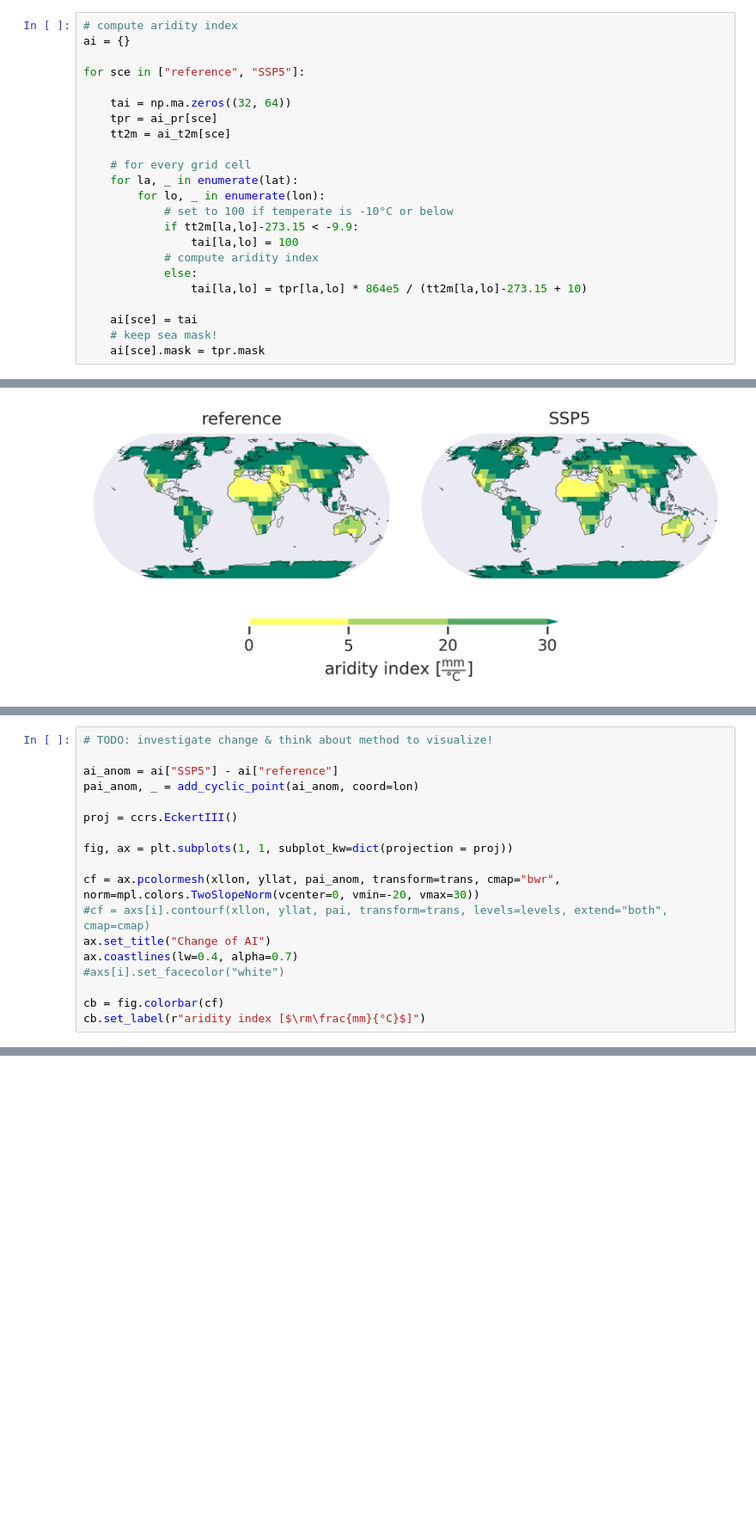
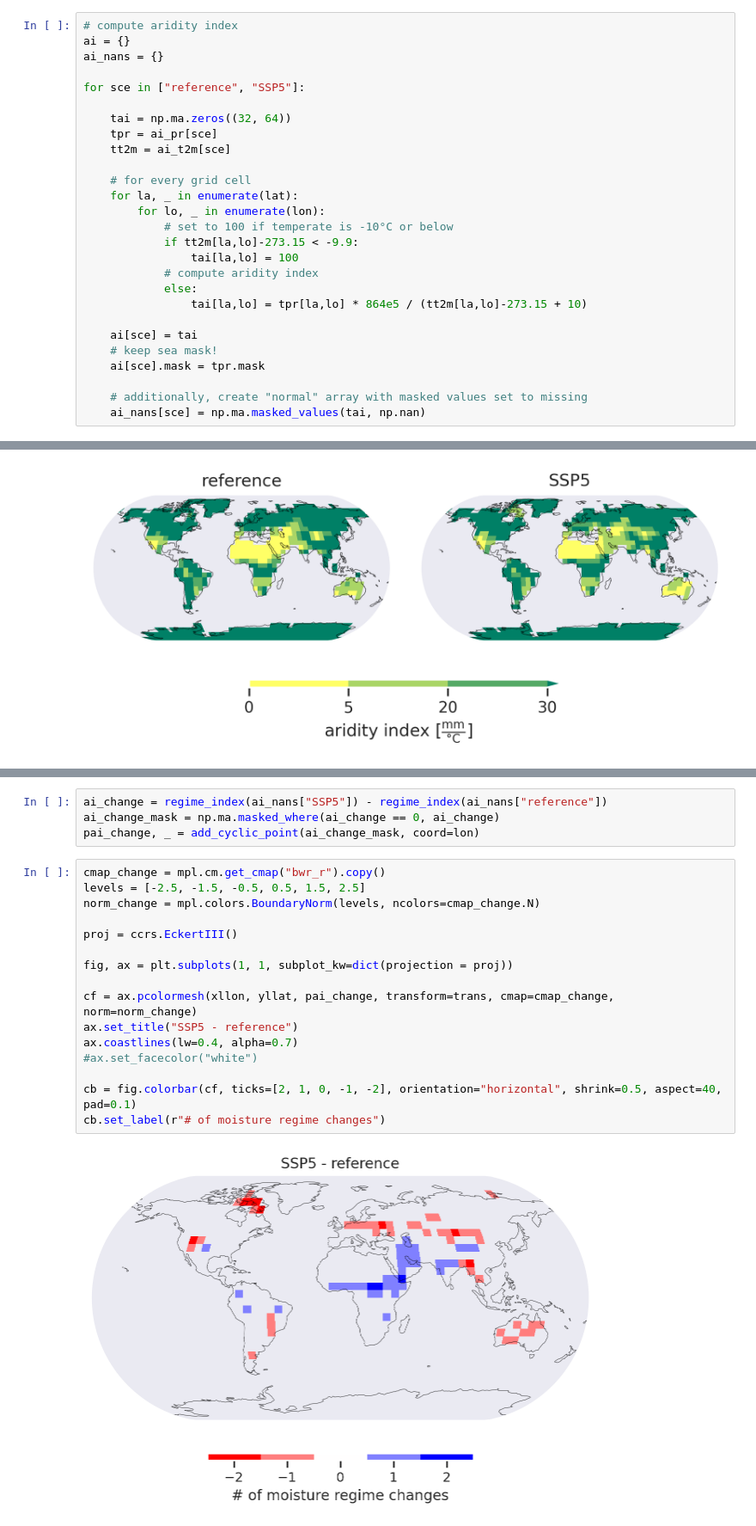
Before and after one commit to vegan-schnitzel/moisture-regimes, a Jupyter notebook: code/pre-analysis.ipynb, the cells around one changed output, grey strips where cells are left out. Shown at 86% size. Drawn from its saved outputs; the diff is of its cells as text; blank space fills up the shorter version.

```diff
--- a/code/pre-analysis.ipynb
+++ b/code/pre-analysis.ipynb
@@ -616,6 +634,7 @@ np.shape(ai_pr["reference"])
 # %%
 # compute aridity index
 ai = {}
+ai_nans = {}
 
 for sce in ["reference", "SSP5"]:
 
@@ -636,3 +655,6 @@ for sce in ["reference", "SSP5"]:
     ai[sce] = tai
     # keep sea mask!
     ai[sce].mask = tpr.mask
+
+    # additionally, create "normal" array with masked values set to missing
+    ai_nans[sce] = np.ma.masked_values(tai, np.nan)
@@ -670,18 +741,0 @@ cb.set_label(r"aridity index [$\rm\frac{mm}{°C}$]")
-# %%
-# TODO: investigate change & think about method to visualize!
-
-ai_anom = ai["SSP5"] - ai["reference"]
-pai_anom, _ = add_cyclic_point(ai_anom, coord=lon)
-
-proj = ccrs.EckertIII()
-
-fig, ax = plt.subplots(1, 1, subplot_kw=dict(projection = proj))
-
-cf = ax.pcolormesh(xllon, yllat, pai_anom, transform=trans, cmap="bwr", norm=mpl.colors.TwoSlopeNorm(vcenter=0, vmin=-20, vmax=30))
-#cf = axs[i].contourf(xllon, yllat, pai, transform=trans, levels=levels, extend="both", cmap=cmap)
-ax.set_title("Change of AI")
-ax.coastlines(lw=0.4, alpha=0.7)
-#axs[i].set_facecolor("white")
-
-cb = fig.colorbar(cf)
-cb.set_label(r"aridity index [$\rm\frac{mm}{°C}$]")
@@ -689,0 +771,22 @@ cb.set_label(r"aridity index [$\rm\frac{mm}{°C}$]")
+# %%
+ai_change = regime_index(ai_nans["SSP5"]) - regime_index(ai_nans["reference"])
+ai_change_mask = np.ma.masked_where(ai_change == 0, ai_change)
+pai_change, _ = add_cyclic_point(ai_change_mask, coord=lon)
+# %%
+cmap_change = mpl.cm.get_cmap("bwr_r").copy()
+levels = [-2.5, -1.5, -0.5, 0.5, 1.5, 2.5]
+norm_change = mpl.colors.BoundaryNorm(levels, ncolors=cmap_change.N)
+
+proj = ccrs.EckertIII()
+
+fig, ax = plt.subplots(1, 1, subplot_kw=dict(projection = proj))
+
+cf = ax.pcolormesh(xllon, yllat, pai_change, transform=trans, cmap=cmap_change, norm=norm_change)
+ax.set_title("SSP5 - reference")
+ax.coastlines(lw=0.4, alpha=0.7)
+#ax.set_facecolor("white")
+
+cb = fig.colorbar(cf, ticks=[2, 1, 0, -1, -2], orientation="horizontal", shrink=0.5, aspect=40, pad=0.1)
+cb.set_label(r"# of moisture regime changes")
+# %% [output]
+[figure, added]
```
Also changed, not shown: parts of 17 cells of this notebook.
